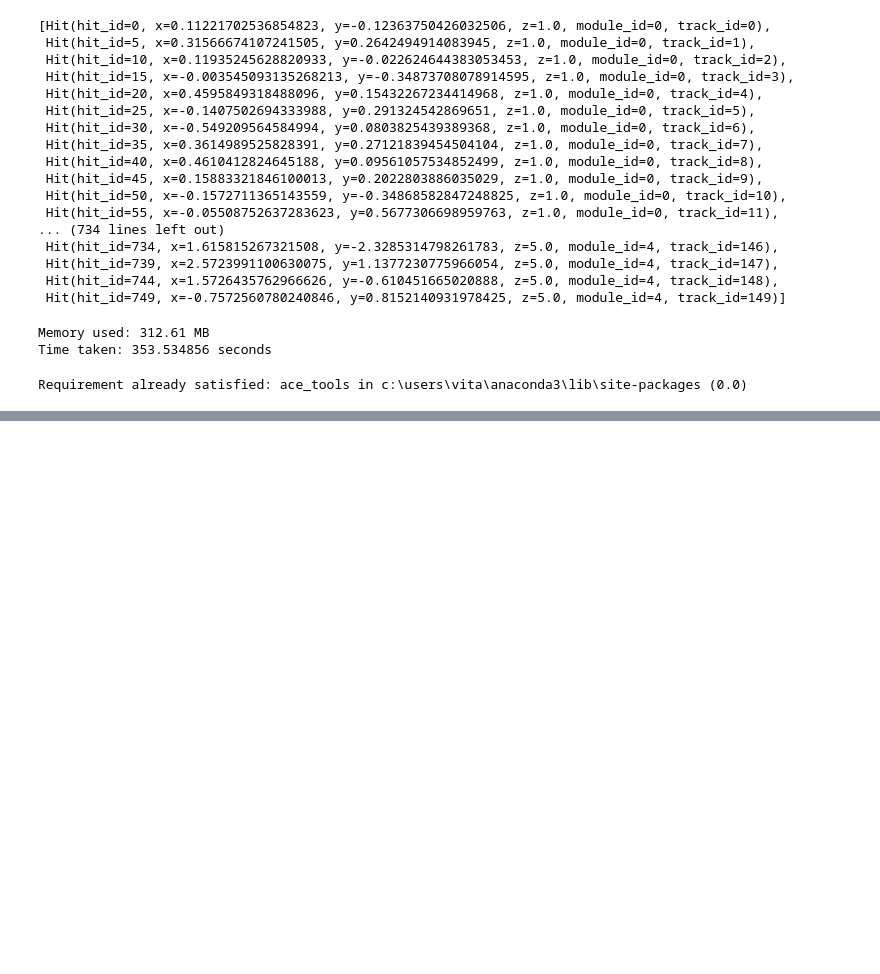
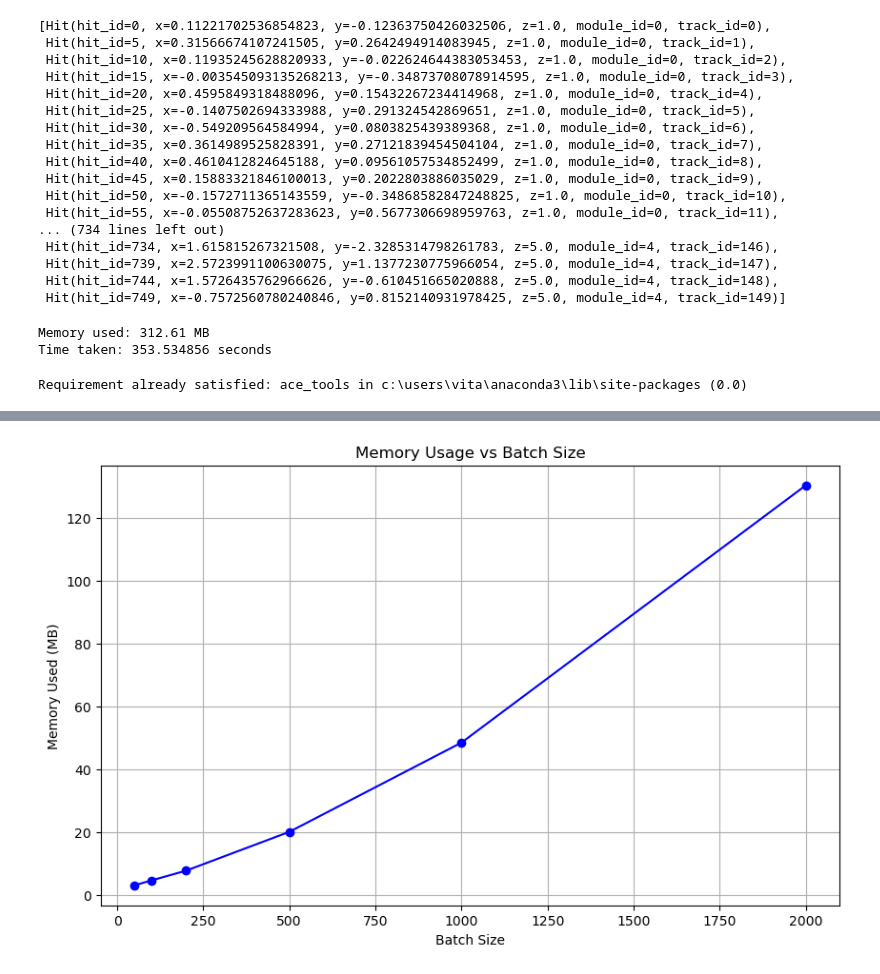
Before and after one commit to vitahehe/quantum-ocean-sdk, a Jupyter notebook: playground.copy. copy 2.ipynb, the cells around one changed output, grey strips where cells are left out. Drawn from its saved outputs; the diff is of its cells as text; code cells hidden in the pictures; blank space fills up the shorter version.

```diff
--- a/playground.copy. copy 2.ipynb
+++ b/playground.copy. copy 2.ipynb
@@ -248,0 +254,84 @@ MemoryError:
+# %%
+import numpy as np
+import time
+import matplotlib.pyplot as plt
+from scipy.sparse import lil_matrix, block_diag
+import pandas as pd
+import tracemalloc
+
+# Function to generate a blockwise random sparse matrix with a given block size and density
+def generate_blockwise_sparse_matrix(size, density, block_size):
+    """Generates a random sparse matrix in blocks with given block size and density."""
+    # Number of blocks
+    num_blocks = (size + block_size - 1) // block_size  # Calculate number of blocks
+
+    # List to store block matrices
+    block_matrices = []
+
+    # Generate each block as a sparse matrix
+    for _ in range(num_blocks):
+        block = lil_matrix((block_size, block_size), dtype=np.float32)
+        # Randomly fill the block with a given density
+        block[:] = np.random.choice([0, 1], size=(block_size, block_size), p=[1-density, density])
+        block_matrices.append(block)
+
+    # Combine the blocks into a block diagonal matrix
+    return block_diag(block_matrices, format='csc')
+
+# Function to test memory usage for different block sizes
+def test_memory_vs_block_size(matrix_size, density, block_sizes):
+    results = []
+
+    for block_size in block_sizes:
+        # Start tracing memory allocations
+        tracemalloc.start()
+        start_time = time.time()
+
+        # Generate a blockwise random sparse matrix with the given block size
+        A = generate_blockwise_sparse_matrix(matrix_size, density, block_size)
+
+        # Stop tracing memory allocations
+        end_time = time.time()
+        current, peak = tracemalloc.get_traced_memory()
+        tracemalloc.stop()
+
+        # Calculate memory used and time taken
+        memory_used = peak / (1024 ** 2)  # Convert bytes to MB
+        time_taken = end_time - start_time
+
+        # Calculate sparsity
+        sparsity = 1 - (A.count_nonzero() / (A.shape[0] * A.shape[1]))
+
+        # Append the result for this test case
+        results.append((A.shape[0], block_size, memory_used, sparsity, time_taken))
+        print(f"Matrix size: {A.shape[0]}x{A.shape[1]}, Block size: {block_size}, Memory used: {memory_used:.2f} MB, Sparsity: {sparsity:.4f}, Time: {time_taken:.4f}s")
+
+    # Convert the results into a pandas DataFrame for analysis and plotting
+    df = pd.DataFrame(results, columns=["Matrix Size N", "Block Size", "Memory Used (MB)", "Sparsity", "Time Taken (s)"])
+    return df
+
+# Define matrix size, density, and block sizes to test
+matrix_size = 10000  # Fixed matrix size
+density = 0.05  # Fixed density (5% non-zero elements)
+block_sizes = [50, 100, 200, 500, 1000, 2000]  # Test different block sizes
+
+# Test memory usage for different block sizes
+df = test_memory_vs_block_size(matrix_size, density, block_sizes)
+
+import matplotlib.pyplot as plt
+
+# Plot Memory Usage vs Batch Size
+plt.figure(figsize=(10, 6))
+plt.plot(block_sizes, df['Memory Used (MB)'], marker='o', linestyle='-', color='b')
+
+# Add labels and title
+plt.xlabel('Batch Size')
+plt.ylabel('Memory Used (MB)')
+plt.title('Memory Usage vs Batch Size')
+
+# Show grid
+plt.grid(True)
+
+# Display the plot
+plt.show()
+# %% [output]
@@ -248,0 +344 @@ MemoryError:
+[figure, added]
```
Also changed, not shown: parts of 4 cells of this notebook, 3 other files.
